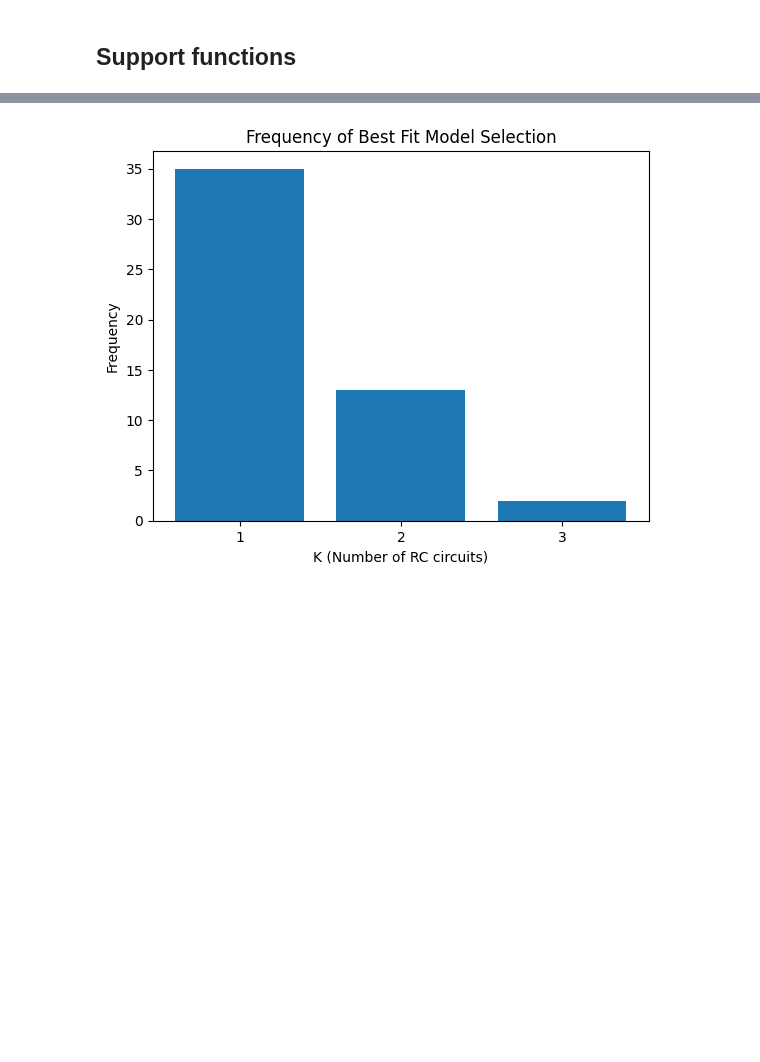
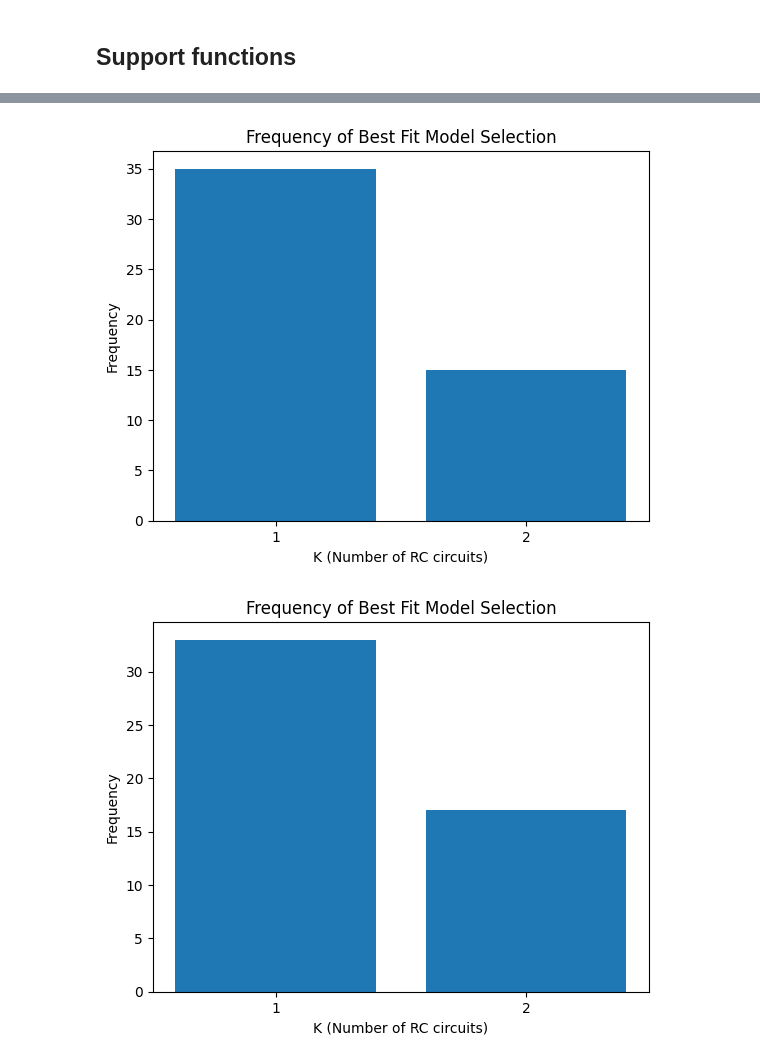
Before and after one commit to calvinbootsman/Data-Fusion-Architecture, a Jupyter notebook: Assignment 2.ipynb, the cells around one changed output, grey strips where cells are left out. Cells and saved outputs as stored; diff of their text form; code cells hidden in the pictures; blank space fills up the shorter version.

```diff
--- a/Assignment 2.ipynb
+++ b/Assignment 2.ipynb
@@ -377,58 +341,41 @@ plt.show()
-# %%
-# Plotting WBIC values
-# K_values = range(1, K_max)  # K values considered
-# plt.plot(K_values, wbic_values, marker='o')
-# plt.xlabel('K (Number of RC circuits)')
-# plt.ylabel('WBIC')
-# plt.title('WBIC for Model Selection')
-# plt.xticks(K_values)  # Ensure only integer values are shown on x-axis
-# plt.show()
-
-# Plotting the bar chart of K_n
-plt.bar(range(1, K_max + 1), K_n)
-plt.xlabel('K (Number of RC circuits)')
-plt.ylabel('Frequency')
-plt.title('Frequency of Best Fit Model Selection')
-plt.xticks(range(1, K_max + 1))  # Ensure only integer values are shown on x-axis
-plt.show()
-# %% [output]
-[figure, removed]
 # %%
-import torch
-
 c1_data = pd.read_csv("circuit1_data.csv")
 c1_frequencies = c1_data['Frequency']  # Hz
 c1_Z_measured = np.array(c1_data['Z_real']) + 1j * np.array(c1_data['Z_imag'])
-c1_frequencies_gpu = torch.tensor(c1_frequencies).cuda()  # Move frequencies to GPU
-c1_Z_measured_gpu = torch.tensor(c1_Z_measured).cuda()  # Move Z_measured to GPU
-K_max = 3
-K_n = torch.zeros(K_max).cuda()  # Initialize K_n on GPU
+K_max = 2
+K_n = np.zeros(K_max)
 
 for i in range(50):
-    # Move execution to GPU
-    with torch.cuda.device(0):  # Assuming you have a single GPU with index 0
-        best_model, wbic_values = find_best_fit_model(c1_frequencies_gpu, c1_Z_measured_gpu, sigma=10, K_max=K_max, n_iterations=10000, burn_in=1000)
-        K_n[best_model - 1] += 1
-
-K_n = K_n.cpu().numpy()  # Move K_n back to CPU if needed
-
-
-# Plotting WBIC values
-K_values = range(1, K_max)  # K values considered
-plt.plot(K_values, wbic_values, marker='o')
-plt.xlabel('K (Number of RC circuits)')
-plt.ylabel('WBIC')
-plt.title('WBIC for Model Selection')
-plt.xticks(K_values)  # Ensure only integer values are shown on x-axis
-plt.show()
+    best_model, wbic_values = find_best_fit_model(c1_frequencies, c1_Z_measured, sigma=10, n_itterations=50_000, K_max=K_max, burn_in=1000)
+    K_n[best_model - 1] += 1
 
 # Plotting the bar chart of K_n
 plt.bar(range(1, K_max + 1), K_n)
 plt.xlabel('K (Number of RC circuits)')
 plt.ylabel('Frequency')
 plt.title('Frequency of Best Fit Model Selection')
 plt.xticks(range(1, K_max + 1))  # Ensure only integer values are shown on x-axis
 plt.show()
+
+c2_data = pd.read_csv("circuit1_data.csv")
+c2_frequencies = c1_data['Frequency']  # Hz
+c2_Z_measured = np.array(c2_data['Z_real']) + 1j * np.array(c2_data['Z_imag'])
+K_n = np.zeros(K_max)
+
+for i in range(50):
+    best_model, wbic_values = find_best_fit_model(c2_frequencies, c2_Z_measured, sigma=10, n_itterations= 50_000, K_max=K_max, burn_in=1000)
+    K_n[best_model - 1] += 1
+
+# Plotting the bar chart of K_n
+plt.bar(range(1, K_max + 1), K_n)
+plt.xlabel('K (Number of RC circuits)')
+plt.ylabel('Frequency')
+plt.title('Frequency of Best Fit Model Selection')
+plt.xticks(range(1, K_max + 1))  # Ensure only integer values are shown on x-axis
+plt.show()
+# %% [output]
+[figure, added]
+[figure, added]
 # %%
 # # Define function for Nyquist plots
 # def plot_nyquist(ax, real, imag, color1, color2, color3, title):
```
Also changed, not shown: parts of 4 cells of this notebook.
